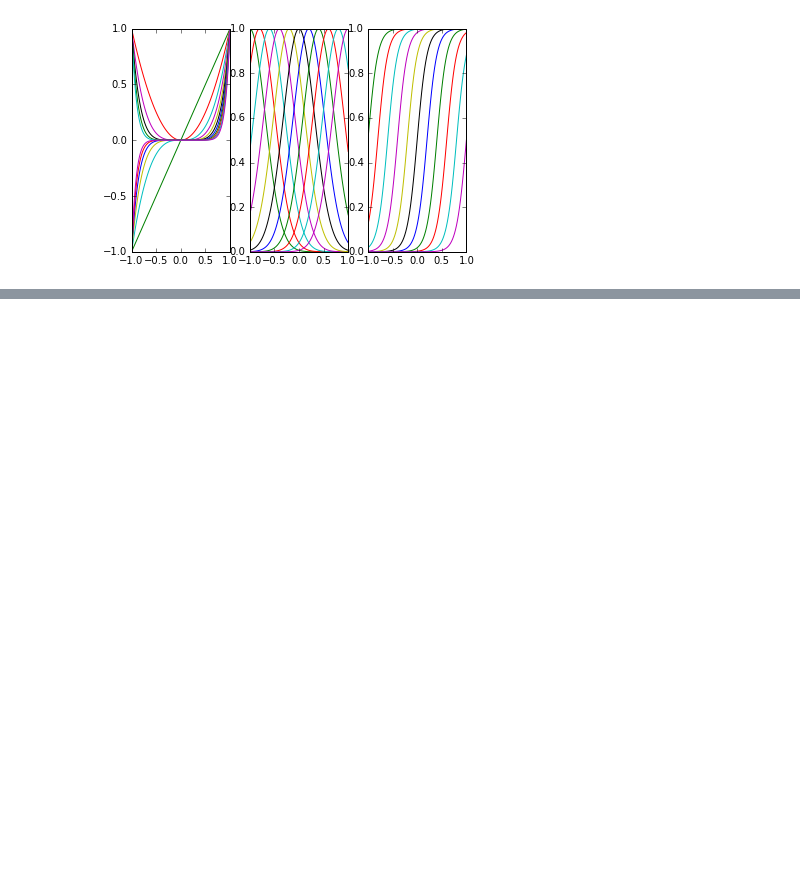
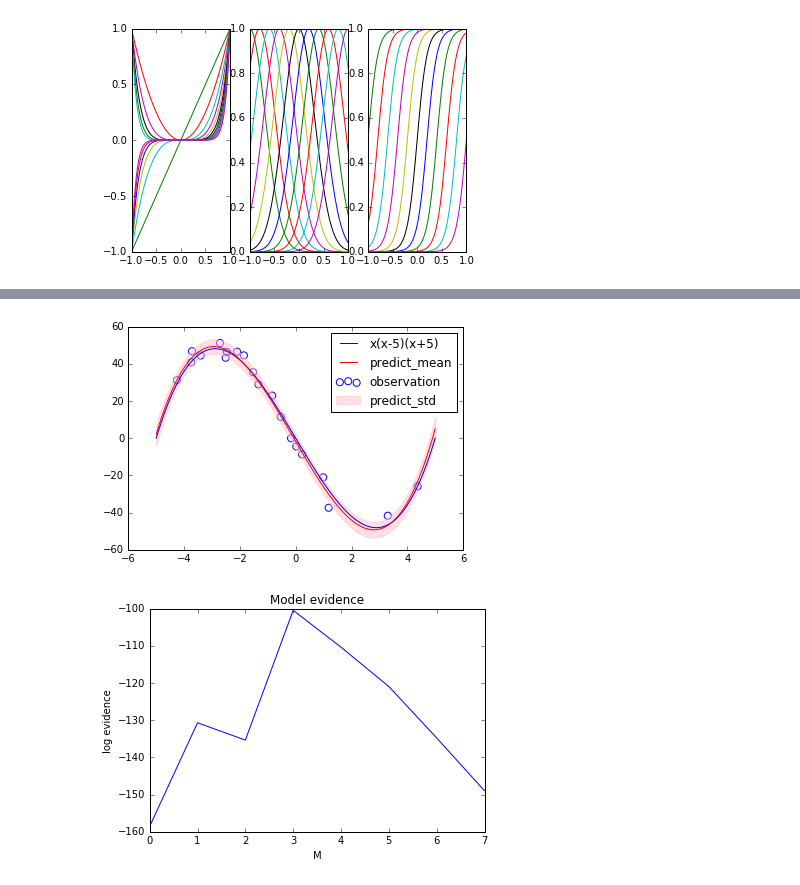
Before and after one commit to ctgk/PRML, a Jupyter notebook: ch03_Linear_Models_for_Regression.ipynb, the cells around one changed output, grey strips where cells are left out. Cells and saved outputs as stored; diff of their text form; code cells hidden in the pictures; blank space fills up the shorter version.

```diff
--- a/ch03_Linear_Models_for_Regression.ipynb
+++ b/ch03_Linear_Models_for_Regression.ipynb
@@ -22,0 +41,32 @@ for i, X in enumerate([X_polynomial, X_gaussian, X_sigmoidal]):
+# %%
+evidences = []
+models = []
+for i in range(8):
+    feature = features.Polynomial(degree=i)
+    X = feature.transform(x[:, None])
+    regression = regressions.BayesianLinearRegression(alpha=100., beta=100.)
+    regression.fit_evidence(X, t)
+    evidences.append(regression.log_evidence(X, t))
+    models.append(regression)
+degree = np.argmax(evidences)
+regression = models[degree]
+
+x_test = np.linspace(-5, 5, 100)
+X_test = features.Polynomial(degree=int(degree)).transform(x_test[:, None])
+y, y_std = regression.predict_dist(X_test)
+
+plt.scatter(x, t, s=50, facecolor="none", edgecolor="b", label="observation")
+plt.plot(x_test, func(x_test), color="blue", label="x(x-5)(x+5)")
+plt.plot(x_test, y, color="red", label="predict_mean")
+plt.fill_between(x_test, y - y_std, y + y_std, color="pink", alpha=0.5, label="predict_std")
+plt.legend()
+plt.show()
+
+plt.plot(evidences)
+plt.title("Model evidence")
+plt.xlabel("M")
+plt.ylabel("log evidence")
+plt.show()
+# %% [output]
+[figure, added]
+[figure, added]
```
Also changed, not shown: parts of 3 cells of this notebook.
